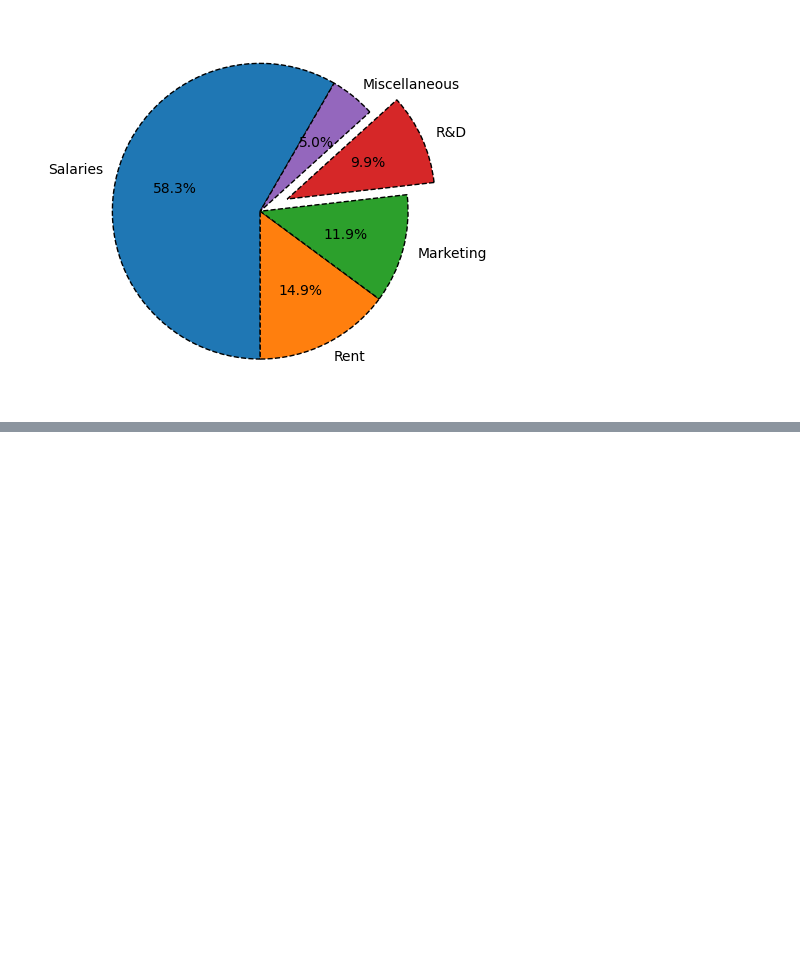
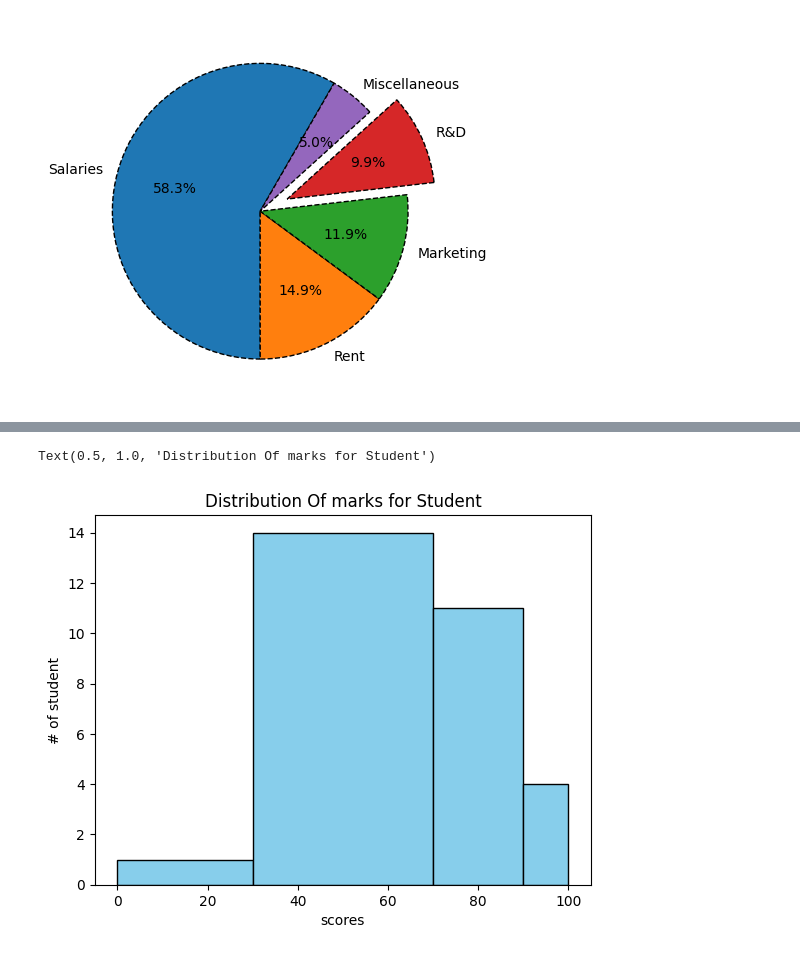
Before and after one commit to Hemil0288/Matplotlib, a Jupyter notebook: Maatplot.ipynb, the cells around one changed output, grey strips where cells are left out. Saved outputs shown, nothing was run; the diff lists cells and outputs as text; code cells hidden in the pictures; blank space fills up the shorter version.

```diff
--- a/Maatplot.ipynb
+++ b/Maatplot.ipynb
@@ -367,0 +390,17 @@ plt.style.available
+# %%
+marks=[
+    25,38,42,55,63,57,72,78,83,88,
+    91,95,47,53,59,64,69,74,79,85,
+    92,97,33,45,58,62,71,76,81,89
+]
+# here ex if range 90-60 and mark is 90 then it belongs to 90-100 range but if mark is 100 then it not belongs in 100-110 it belongs next rnge for ex 60-70
+# so 90-100 left side (value 90)is inclusive and 100 is exclusive
+# but if 90-100 is last range then 100 belongs to 90-100 ranges
+bins=[0,30,70,90,100]
+plt.hist(marks,color="skyblue",edgecolor="black",bins=bins)
+plt.ylabel("# of student")
+plt.xlabel("scores")
+plt.title("Distribution Of marks for Student")
+# %% [output]
+Text(0.5, 1.0, 'Distribution Of marks for Student')
+[figure, added]
```
Also changed, not shown: parts of 21 cells of this notebook.
